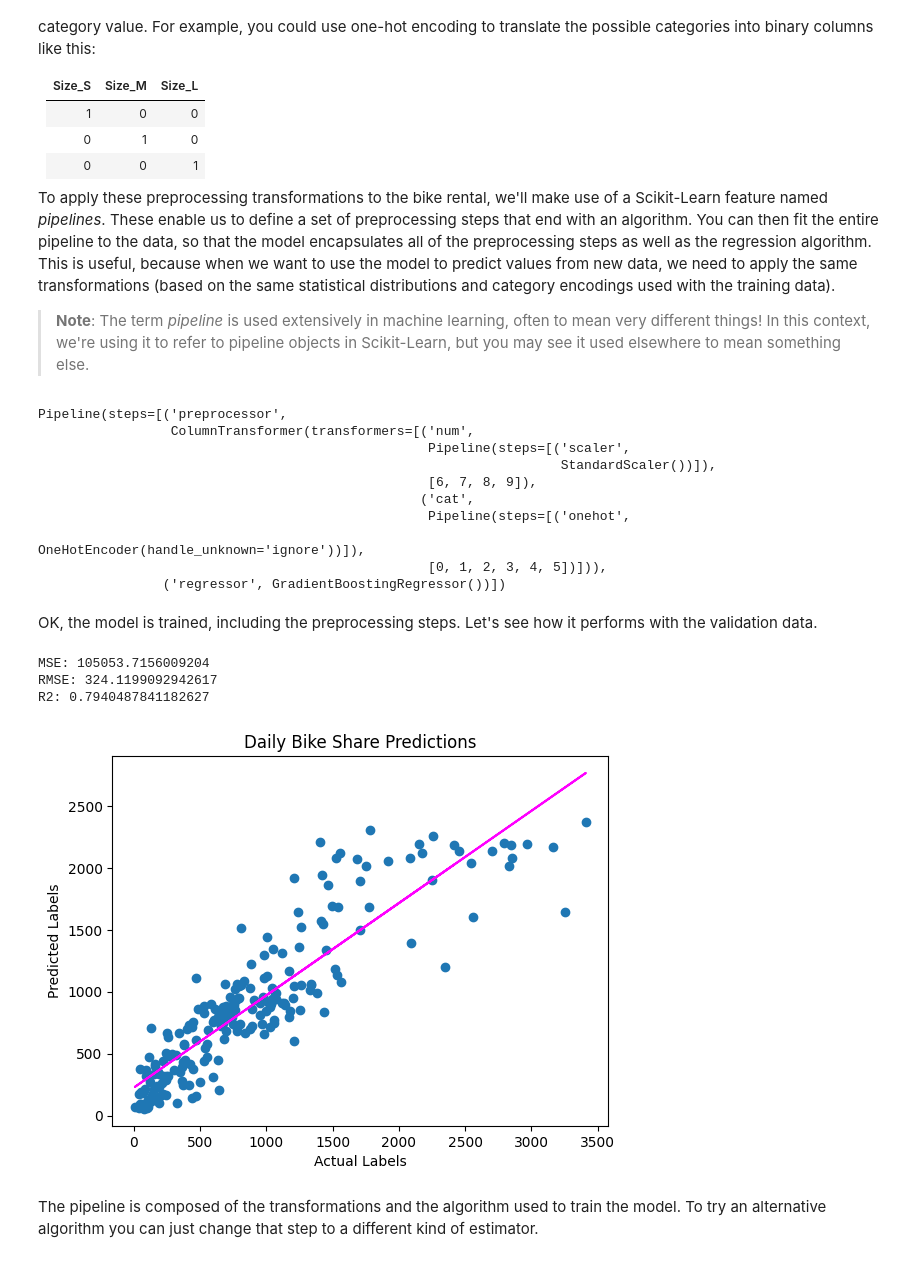
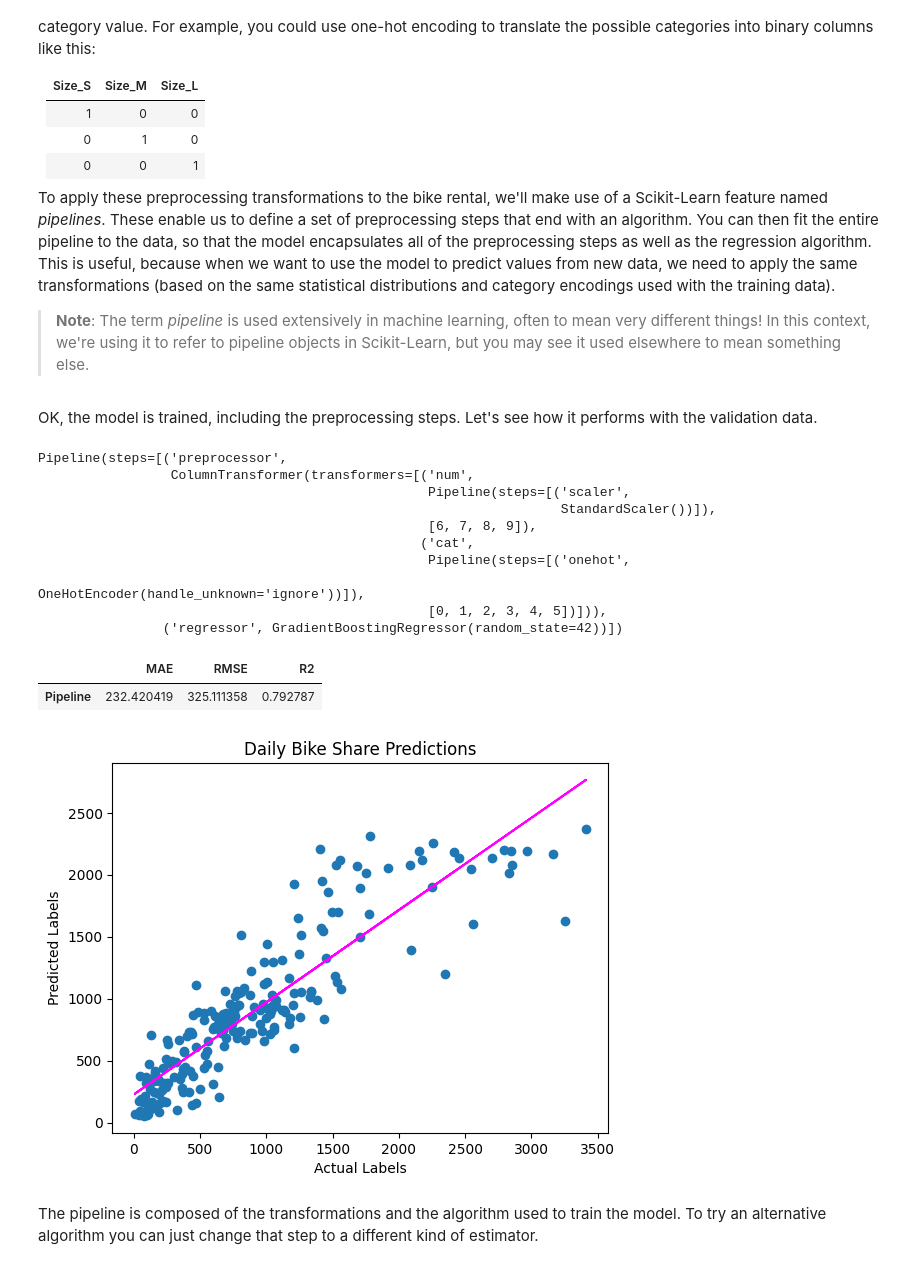
Before and after one commit to iliyaML/ms-machine-learning, a Jupyter notebook: regression/023_Regression_Tuning.ipynb, the cells around one changed output. Drawn from its saved outputs; the diff is of its cells as text; code cells hidden in the pictures.

```diff
--- a/regression/023_Regression_Tuning.ipynb
+++ b/regression/023_Regression_Tuning.ipynb
@@ -222,66 +206,41 @@ To apply these preprocessing transformations to the bike rental, we'll make use
 # Train the model
 
 # Define preprocessing for numeric columns (scale them)
-numeric_features = [6,7,8,9]
+numeric_features_ls = [6,7,8,9]
 numeric_transformer = Pipeline(steps=[
     ('scaler', StandardScaler())])
 
 # Define preprocessing for categorical features (encode them)
-categorical_features = [0,1,2,3,4,5]
+categorical_features_ls = [0,1,2,3,4,5]
 categorical_transformer = Pipeline(steps=[
     ('onehot', OneHotEncoder(handle_unknown='ignore'))])
 
 # Combine preprocessing steps
 preprocessor = ColumnTransformer(
     transformers=[
-        ('num', numeric_transformer, numeric_features),
-        ('cat', categorical_transformer, categorical_features)])
+        ('num', numeric_transformer, numeric_features_ls),
+        ('cat', categorical_transformer, categorical_features_ls)])
 
 # Create preprocessing and training pipeline
-pipeline = Pipeline(steps=[('preprocessor', preprocessor),
-                           ('regressor', GradientBoostingRegressor())])
-
-# fit the pipeline to train a linear regression model on the training set
-model = pipeline.fit(X_train, (y_train))
-print (model)
+gb_pipeline_model = Pipeline(steps=[('preprocessor', preprocessor),
+                           ('regressor', GradientBoostingRegressor(random_state=RANDOM_STATE))])
-# %% [output]
-Pipeline(steps=[('preprocessor',
-                 ColumnTransformer(transformers=[('num',
-                                                  Pipeline(steps=[('scaler',
-                                                                   StandardScaler())]),
-                                                  [6, 7, 8, 9]),
-                                                 ('cat',
-                                                  Pipeline(steps=[('onehot',
-                                                                   OneHotEncoder(handle_unknown='ignore'))]),
-                                                  [0, 1, 2, 3, 4, 5])])),
-                ('regressor', GradientBoostingRegressor())])
 # %% [markdown]
 OK, the model is trained, including the preprocessing steps. Let's see how it performs with the validation data.
-# %%
-# Get predictions
-predictions = model.predict(X_test)
-
-# Display metrics
-mse = mean_squared_error(y_test, predictions)
-print("MSE:", mse)
-rmse = np.sqrt(mse)
-print("RMSE:", rmse)
-r2 = r2_score(y_test, predictions)
-print("R2:", r2)
-
-# Plot predicted vs actual
-plt.scatter(y_test, predictions)
-plt.xlabel('Actual Labels')
-plt.ylabel('Predicted Labels')
-plt.title('Daily Bike Share Predictions')
-z = np.polyfit(y_test, predictions, 1)
-p = np.poly1d(z)
-plt.plot(y_test,p(y_test), color='magenta')
-plt.show()
-# %% [output]
-MSE: 105053.7156009204
-RMSE: 324.1199092942617
-R2: 0.7940487841182627
-[figure, removed]
+# %%
+gb_pipeline_model_results_df = evaluate_model(gb_pipeline_model, X_train, X_test, y_train, y_test)
+# %% [output]
+Pipeline(steps=[('preprocessor',
+                 ColumnTransformer(transformers=[('num',
+                                                  Pipeline(steps=[('scaler',
+                                                                   StandardScaler())]),
+                                                  [6, 7, 8, 9]),
+                                                 ('cat',
+                                                  Pipeline(steps=[('onehot',
+                                                                   OneHotEncoder(handle_unknown='ignore'))]),
+                                                  [0, 1, 2, 3, 4, 5])])),
+                ('regressor', GradientBoostingRegressor(random_state=42))])
+|  | MAE | RMSE | R2 |
+| Pipeline | 232.420419 | 325.111358 | 0.792787 |
+[figure, added]
 # %% [markdown]
 The pipeline is composed of the transformations and the algorithm used to train the model. To try an alternative algorithm you can just change that step to a different kind of estimator.
```
Also changed, not shown: parts of 11 cells of this notebook, 2 other files.
